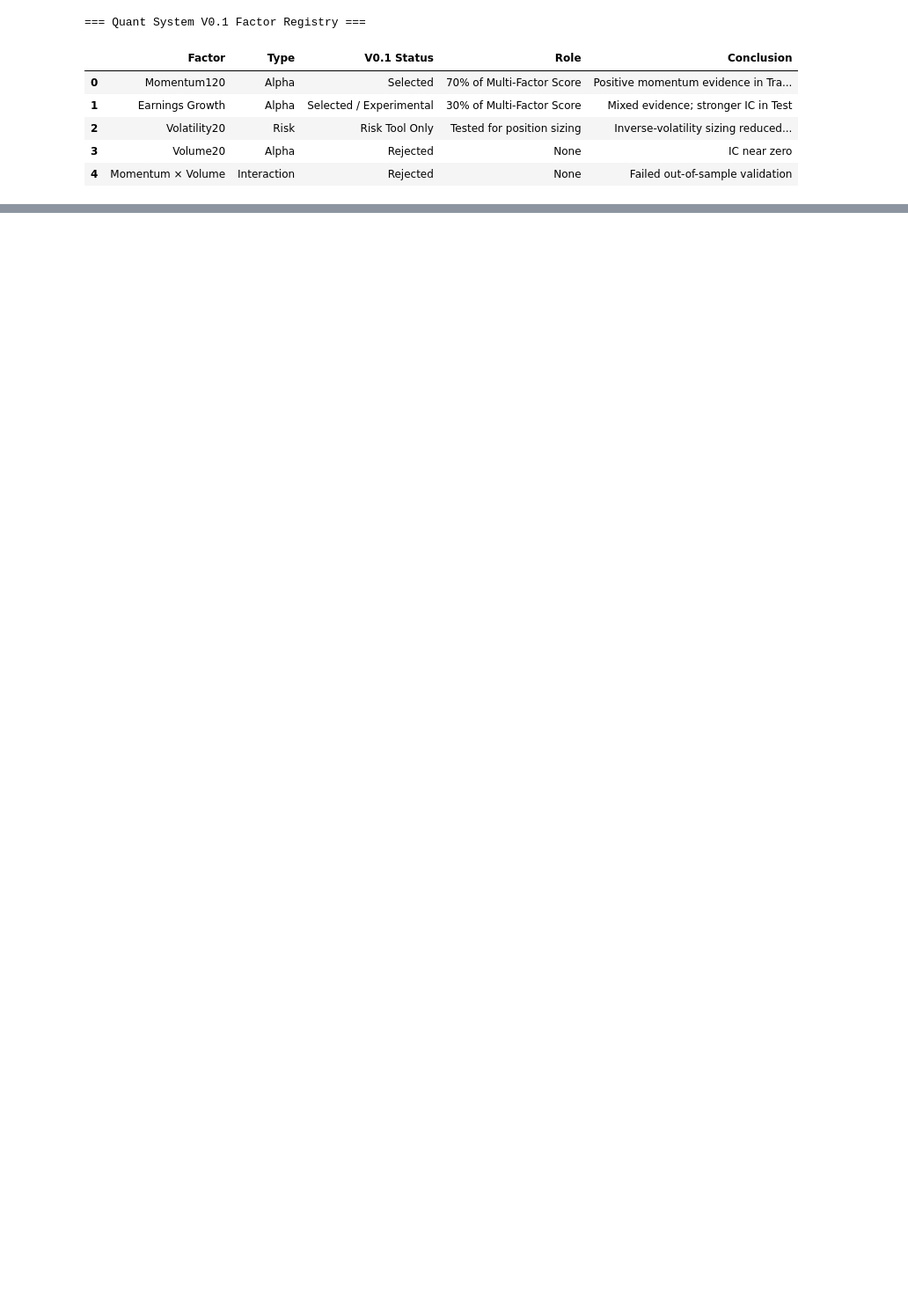
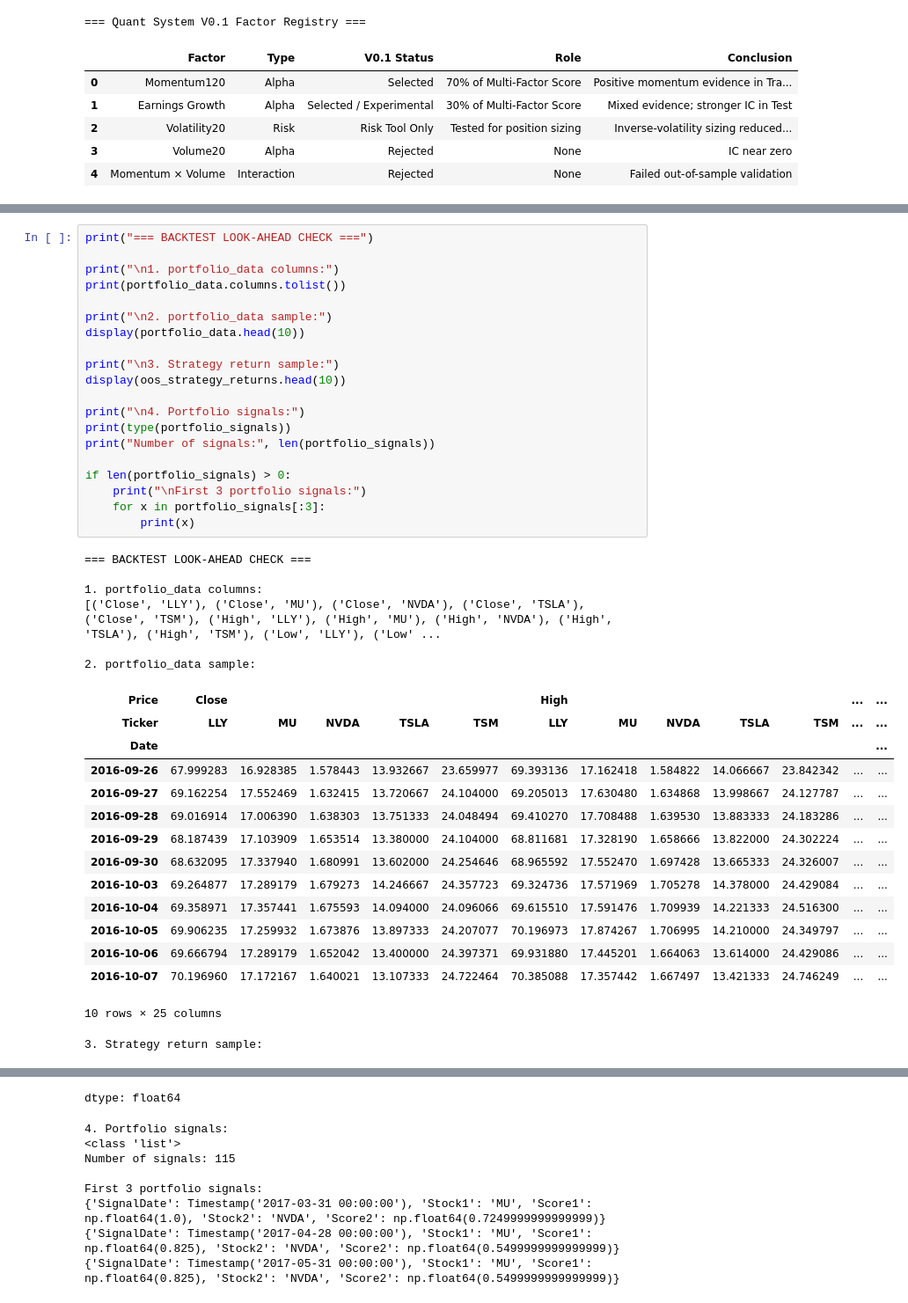
Before and after one commit to memory-Alice/quant-system-ovo, a Jupyter notebook: quant_system_v0_1.ipynb, the cells around one changed output, grey strips where cells are left out. Shown at 88% size. Drawn from its saved outputs; the diff is of its cells as text; blank space fills up the shorter version.

```diff
--- a/quant_system_v0_1.ipynb
+++ b/quant_system_v0_1.ipynb
@@ -4678,0 +4924,42 @@ display(factor_registry_v01)
+# %%
+print("=== BACKTEST LOOK-AHEAD CHECK ===")
+
+print("\n1. portfolio_data columns:")
+print(portfolio_data.columns.tolist())
+
+print("\n2. portfolio_data sample:")
+display(portfolio_data.head(10))
+
+print("\n3. Strategy return sample:")
+display(oos_strategy_returns.head(10))
+
+print("\n4. Portfolio signals:")
+print(type(portfolio_signals))
+print("Number of signals:", len(portfolio_signals))
+
+if len(portfolio_signals) > 0:
+    print("\nFirst 3 portfolio signals:")
+    for x in portfolio_signals[:3]:
+        print(x)
+# %% [output]
+=== BACKTEST LOOK-AHEAD CHECK ===
+
+1. portfolio_data columns:
+[('Close', 'LLY'), ('Close', 'MU'), ('Close', 'NVDA'), ('Close', 'TSLA'), ('Close', 'TSM'), ('High', 'LLY'), ('High', 'MU'), ('High', 'NVDA'), ('High', 'TSLA'), ('High', 'TSM'), ('Low', 'LLY'), ('Low' ...
+
+2. portfolio_data sample:
+| Price | Close |  |  |  |  | High |  |  |  |  | ... | ... |
+| Ticker | LLY | MU | NVDA | TSLA | TSM | LLY | MU | NVDA | TSLA | TSM | ... | ... |
+| Date |  |  |  |  |  |  |  |  |  |  |  | ... |
+| 2016-09-26 | 67.999283 | 16.928385 | 1.578443 | 13.932667 | 23.659977 | 69.393136 | 17.162418 | 1.584822 | 14.066667 | 23.842342 | ... | ... |
+| 2016-09-27 | 69.162254 | 17.552469 | 1.632415 | 13.720667 | 24.104000 | 69.205013 | 17.630480 | 1.634868 | 13.998667 | 24.127787 | ... | ... |
+| 2016-09-28 | 69.016914 | 17.006390 | 1.638303 | 13.751333 | 24.048494 | 69.410270 | 17.708488 | 1.639530 | 13.883333 | 24.183286 | ... | ... |
+| 2016-09-29 | 68.187439 | 17.103909 | 1.653514 | 13.380000 | 24.104000 | 68.811681 | 17.328190 | 1.658666 | 13.822000 | 24.302224 | ... | ... |
+| 2016-09-30 | 68.632095 | 17.337940 | 1.680991 | 13.602000 | 24.254646 | 68.965592 | 17.552470 | 1.697428 | 13.665333 | 24.326007 | ... | ... |
+| 2016-10-03 | 69.264877 | 17.289179 | 1.679273 | 14.246667 | 24.357723 | 69.324736 | 17.571969 | 1.705278 | 14.378000 | 24.429084 | ... | ... |
+| 2016-10-04 | 69.358971 | 17.357441 | 1.675593 | 14.094000 | 24.096066 | 69.615510 | 17.591476 | 1.709939 | 14.221333 | 24.516300 | ... | ... |
+| 2016-10-05 | 69.906235 | 17.259932 | 1.673876 | 13.897333 | 24.207077 | 70.196973 | 17.874267 | 1.706995 | 14.210000 | 24.349797 | ... | ... |
+| 2016-10-06 | 69.666794 | 17.289179 | 1.652042 | 13.400000 | 24.397371 | 69.931880 | 17.445201 | 1.664063 | 13.614000 | 24.429086 | ... | ... |
+| 2016-10-07 | 70.196960 | 17.172167 | 1.640021 | 13.107333 | 24.722464 | 70.385088 | 17.357442 | 1.667497 | 13.421333 | 24.746249 | ... | ... |
+10 rows × 25 columns
+3. Strategy return sample:
@@ -4678,0 +4978,9 @@ display(factor_registry_v01)
+dtype: float64
+4. Portfolio signals:
+<class 'list'>
+Number of signals: 115
+
+First 3 portfolio signals:
+{'SignalDate': Timestamp('2017-03-31 00:00:00'), 'Stock1': 'MU', 'Score1': np.float64(1.0), 'Stock2': 'NVDA', 'Score2': np.float64(0.7249999999999999)}
+{'SignalDate': Timestamp('2017-04-28 00:00:00'), 'Stock1': 'MU', 'Score1': np.float64(0.825), 'Stock2': 'NVDA', 'Score2': np.float64(0.5499999999999999)}
+{'SignalDate': Timestamp('2017-05-31 00:00:00'), 'Stock1': 'MU', 'Score1': np.float64(0.825), 'Stock2': 'NVDA', 'Score2': np.float64(0.5499999999999999)}
```
Also changed, not shown: parts of 17 cells of this notebook.
